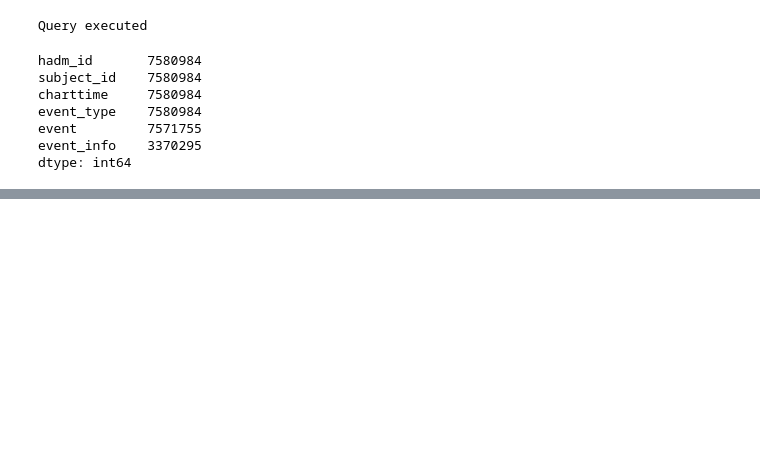
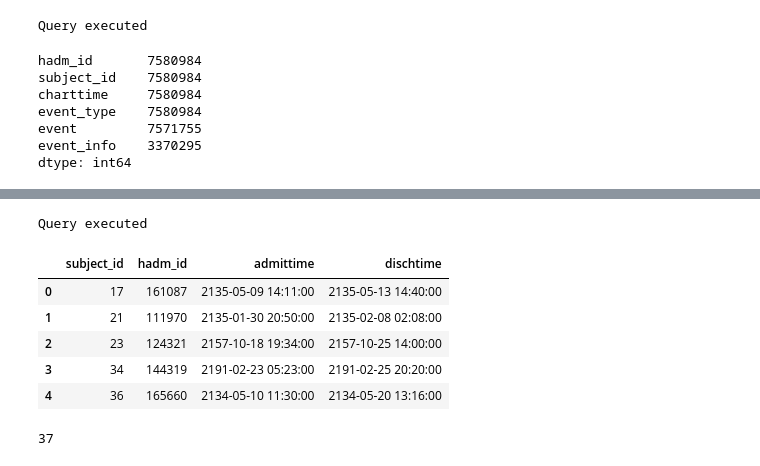
Before and after one commit to tianranzhang/set_learning, a Jupyter notebook: Preprocessing.ipynb, the cells around one changed output, grey strips where cells are left out. Cells and saved outputs as stored; diff of their text form; code cells hidden in the pictures; blank space fills up the shorter version.

```diff
--- a/Preprocessing.ipynb
+++ b/Preprocessing.ipynb
@@ -133,0 +73,47 @@ labs.to_csv('labevents_info.csv',index=False)
+# %%
+try:
+    conn = psycopg2.connect(dbname='mimic', user='tianranzhang')
+except:
+        print("I am unable to connect to the database")
+
+cur = conn.cursor()
+cur.execute("""set search_path to mimiciii""")
+cur.execute("""
+select subject_id, hadm_id, admittime, dischtime
+from
+admissions
+where (subject_id, admittime) in
+(select subject_id, max(admittime)
+from admissions
+where  hadm_id  in
+(select a.hadm_id
+from labevents a, d_labitems b
+where a.itemid = b.itemid
+and a.itemid in
+(
+  select itemid from
+  (
+    select hadm_id, itemid from labevents where flag='abnormal' group by hadm_id, itemid
+  ) as uniqlab
+  group by itemid having count(*) > 50
+)
+and a.subject_id in (select subject_id from admissions group by subject_id having count(*) > 1)
+and a.hadm_id is not NULL)
+group by subject_id)
+order by subject_id
+""")
+curr = cur.fetchall()
+print("Query executed")
+# %% [output]
+Query executed
+# %%
+last_adm_info = pd.DataFrame(curr)
+last_adm_info.columns = ['subject_id', 'hadm_id','admittime', 'dischtime']
+last_adm_info.head()
+# %% [output]
+|  | subject_id | hadm_id | admittime | dischtime |
+| 0 | 17 | 161087 | 2135-05-09 14:11:00 | 2135-05-13 14:40:00 |
+| 1 | 21 | 111970 | 2135-01-30 20:50:00 | 2135-02-08 02:08:00 |
+| 2 | 23 | 124321 | 2157-10-18 19:34:00 | 2157-10-25 14:00:00 |
+| 3 | 34 | 144319 | 2191-02-23 05:23:00 | 2191-02-25 20:20:00 |
+| 4 | 36 | 165660 | 2134-05-10 11:30:00 | 2134-05-20 13:16:00 |
@@ -133,0 +127,4 @@ labs.to_csv('labevents_info.csv',index=False)
+# %%
+np.max(labs_filtered.groupby(['subject_id','charttime']).event.count().max(level=0))
+# %% [output]
+37
```
Also changed, not shown: parts of 78 cells of this notebook, 8 other files.
